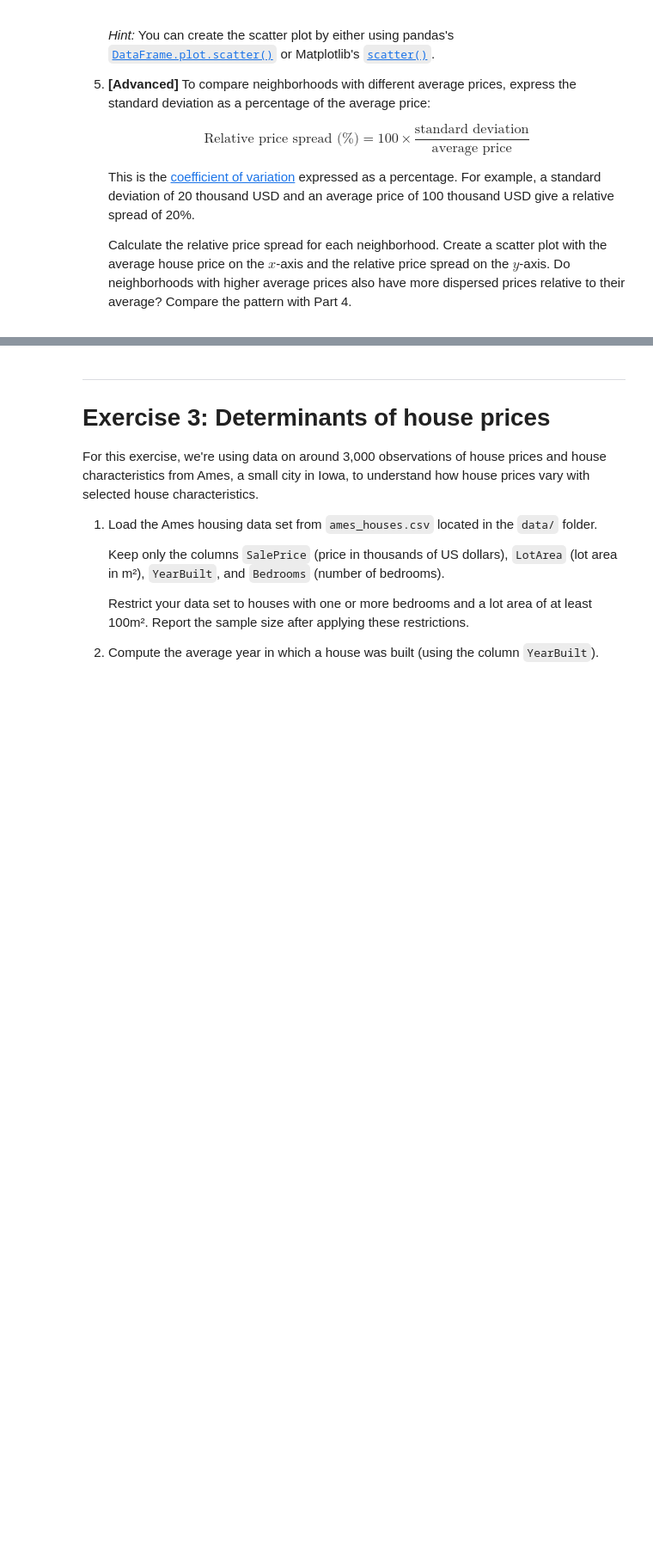
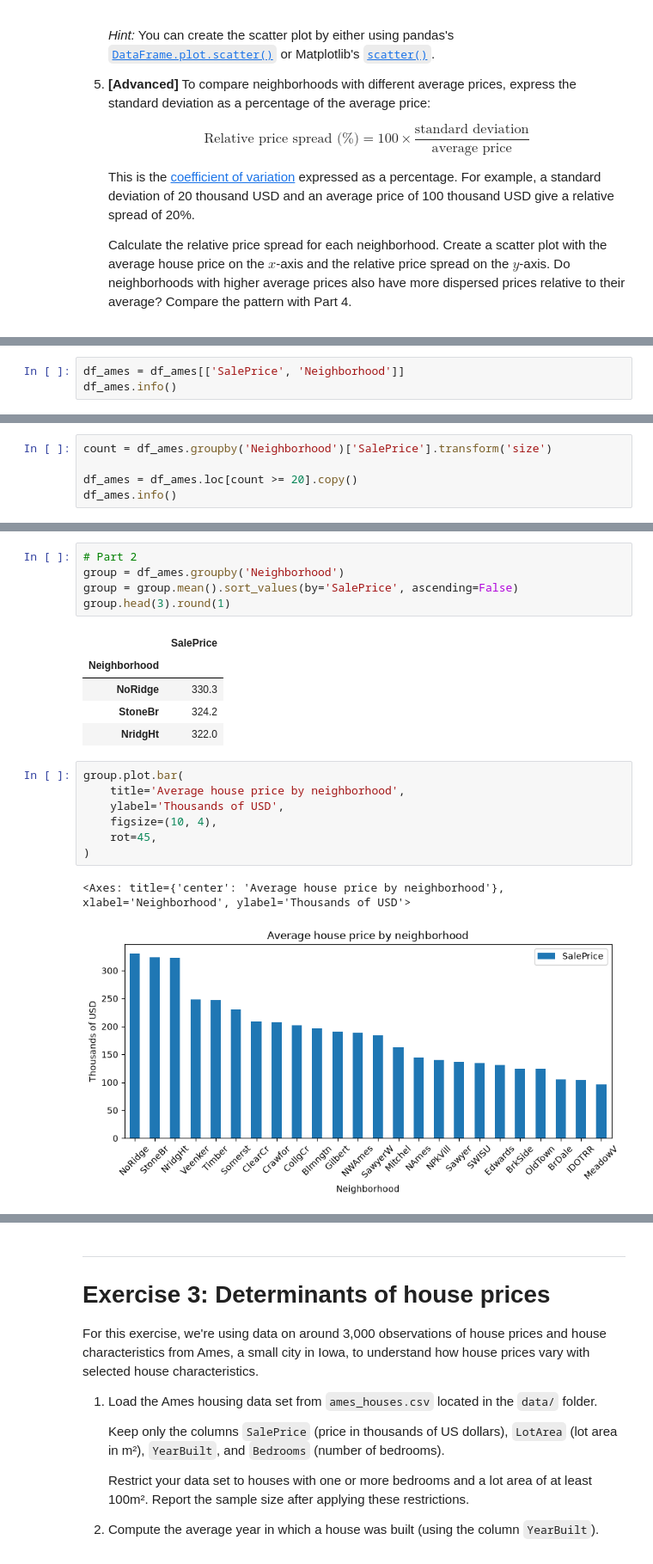
Before and after one commit to theamaelen-wq/TECH2-H26, a Jupyter notebook: workshops/workshop4/workshop4_TOEM.ipynb, the cells around one changed output, grey strips where cells are left out. Shown at 86% size. Drawn from its saved outputs; the diff is of its cells as text; blank space fills up the shorter version.

```diff
--- a/workshops/workshop4/workshop4_TOEM.ipynb
+++ b/workshops/workshop4/workshop4_TOEM.ipynb
@@ -191,0 +197,3 @@ df_ames
+# %%
+df_ames = df_ames[['SalePrice', 'Neighborhood']]
+df_ames.info()
@@ -191,0 +210,5 @@ df_ames
+# %%
+count = df_ames.groupby('Neighborhood')['SalePrice'].transform('size')
+
+df_ames = df_ames.loc[count >= 20].copy()
+df_ames.info()
@@ -191,0 +225,21 @@ df_ames
+# %%
+# Part 2
+group = df_ames.groupby('Neighborhood')
+group = group.mean().sort_values(by='SalePrice', ascending=False)
+group.head(3).round(1)
+# %% [output]
+|  | SalePrice |
+| Neighborhood |  |
+| NoRidge | 330.3 |
+| StoneBr | 324.2 |
+| NridgHt | 322.0 |
+# %%
+group.plot.bar(
+    title='Average house price by neighborhood',
+    ylabel='Thousands of USD',
+    figsize=(10, 4),
+    rot=45,
+)
+# %% [output]
+<Axes: title={'center': 'Average house price by neighborhood'}, xlabel='Neighborhood', ylabel='Thousands of USD'>
+[figure, added]
```
Also changed, not shown: parts of 37 cells of this notebook.
